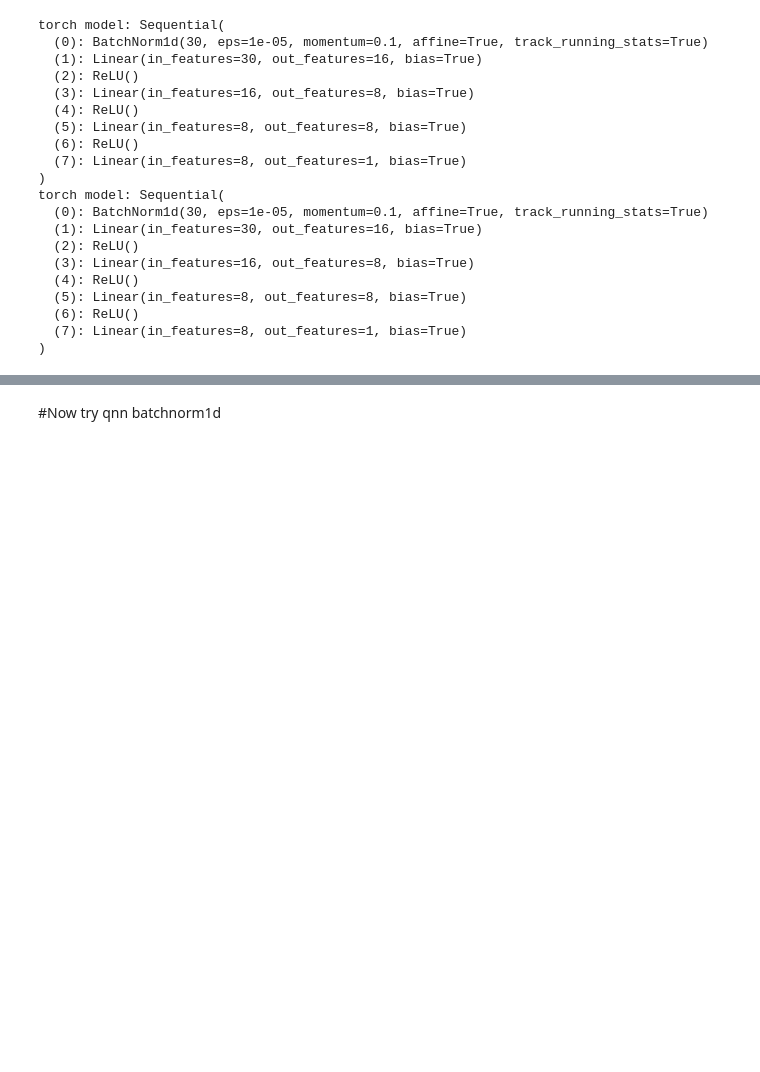
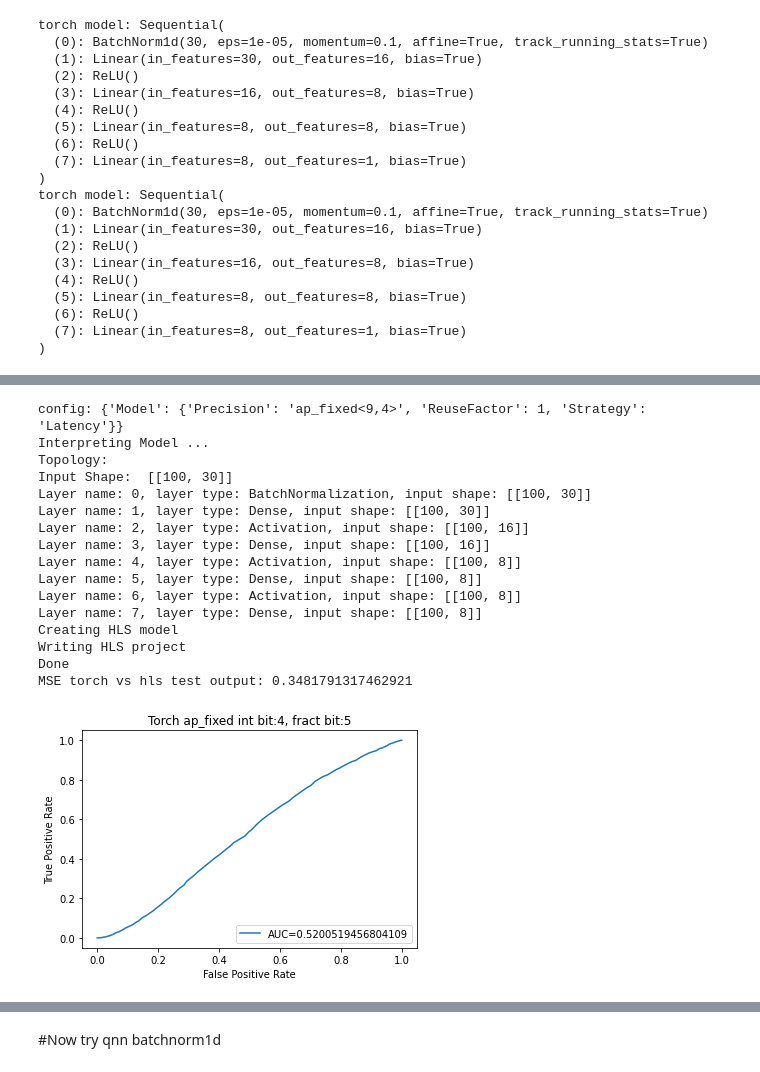
Before and after one commit to green-cabbage/brevitas, a Jupyter notebook: Brevitas_tutorial.ipynb, the cells around one changed output, grey strips where cells are left out. Cells and saved outputs as stored; diff of their text form; code cells hidden in the pictures; blank space fills up the shorter version.

```diff
--- a/Brevitas_tutorial.ipynb
+++ b/Brevitas_tutorial.ipynb
@@ -985,2 +1065,58 @@ MSE loaded torch model vs hls test output: 0.009118256159126759
+# %%
+"""
+now plot the ROC with same quantization
+"""
+ap_fixed_config = f"ap_fixed<{total_bit},{int_bit}>"
+config = hls4ml.utils.config_from_pytorch_model(normal_model,
+                                    default_precision=ap_fixed_config,
+                                    granularity='model'
+)
+print(f"config: {config}")
+hls_model = hls4ml.converters.convert_from_pytorch_model(normal_model,
+                                                    hls_config=config,
+                                                    output_dir='model_1/hls4ml_prj',
+                                                    part='xcu250-figd2104-2L-e',
+                                                    input_shape = (100,30) # 100 here is irrelevant
+)
+hls_model.compile()
+X_hls_test = np.ascontiguousarray(X_test)
+Y_hat_hls = torch.sigmoid(torch.from_numpy(hls_model.predict(X_hls_test)))
+
+normal_model.eval()
+with torch.no_grad():
+  Y_hat_torch = torch.sigmoid(normal_model(X_test))
+MSE = mean_squared_error(Y_hat_torch.cpu().numpy(), Y_hat_hls.cpu().numpy())
+print(f"MSE torch vs hls test output: {MSE}")
+
+
+fpr, tpr, _ = metrics.roc_curve(Y_test,  Y_hat_hls.cpu().numpy())
+auc = metrics.roc_auc_score(Y_test, Y_hat_hls.cpu().numpy())
+
+
+#create ROC curve
+plt.plot(fpr,tpr,label="AUC="+str(auc))
+plt.ylabel('True Positive Rate')
+plt.xlabel('False Positive Rate')
+plt.title(f"Torch ap_fixed int bit:{int_bit}, fract bit:{fract_bit}")
+plt.legend(loc=4)
+plt.show()
+# %% [output]
+config: {'Model': {'Precision': 'ap_fixed<9,4>', 'ReuseFactor': 1, 'Strategy': 'Latency'}}
+Interpreting Model ...
+Topology:
+Input Shape:  [[100, 30]]
+Layer name: 0, layer type: BatchNormalization, input shape: [[100, 30]]
+Layer name: 1, layer type: Dense, input shape: [[100, 30]]
+Layer name: 2, layer type: Activation, input shape: [[100, 16]]
+Layer name: 3, layer type: Dense, input shape: [[100, 16]]
+Layer name: 4, layer type: Activation, input shape: [[100, 8]]
+Layer name: 5, layer type: Dense, input shape: [[100, 8]]
+Layer name: 6, layer type: Activation, input shape: [[100, 8]]
+Layer name: 7, layer type: Dense, input shape: [[100, 8]]
+Creating HLS model
+Writing HLS project
+Done
+MSE torch vs hls test output: 0.3481791317462921
+[figure, added]
 # %%
 """
```
Also changed, not shown: parts of 21 cells of this notebook.
